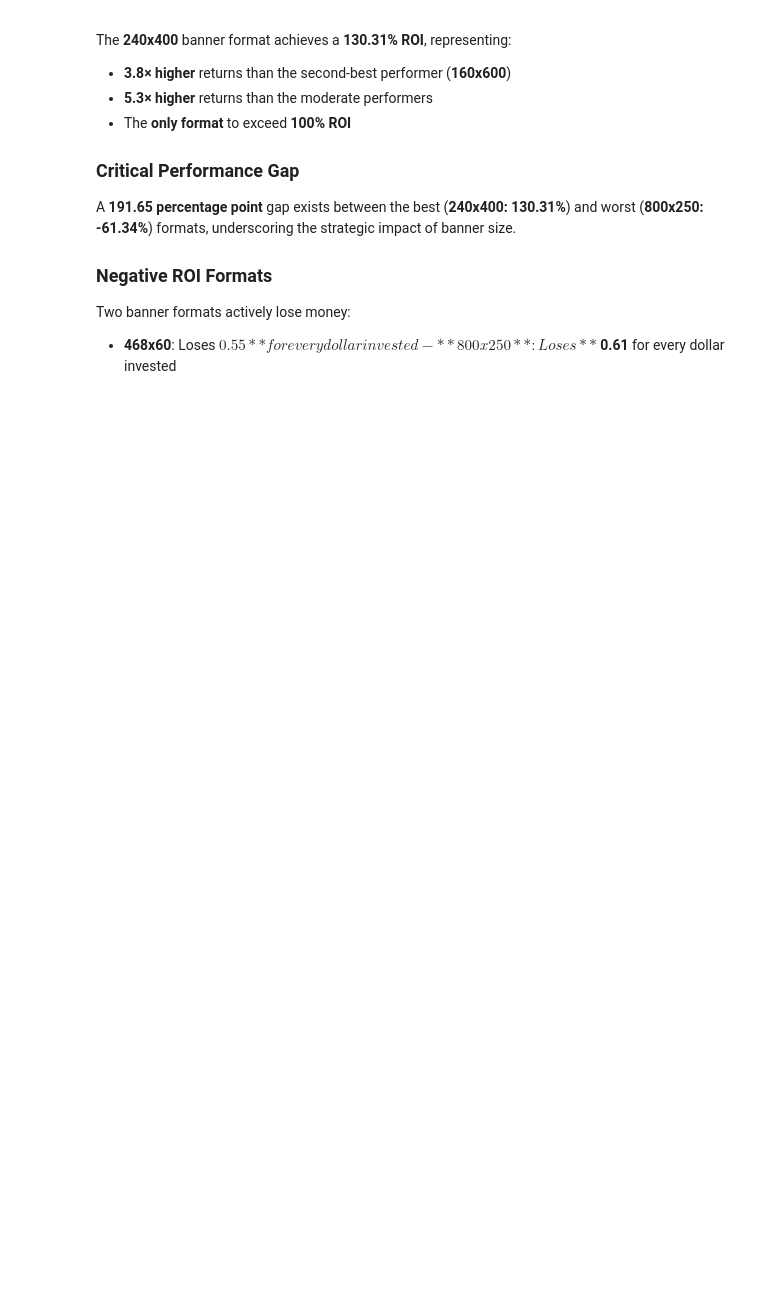
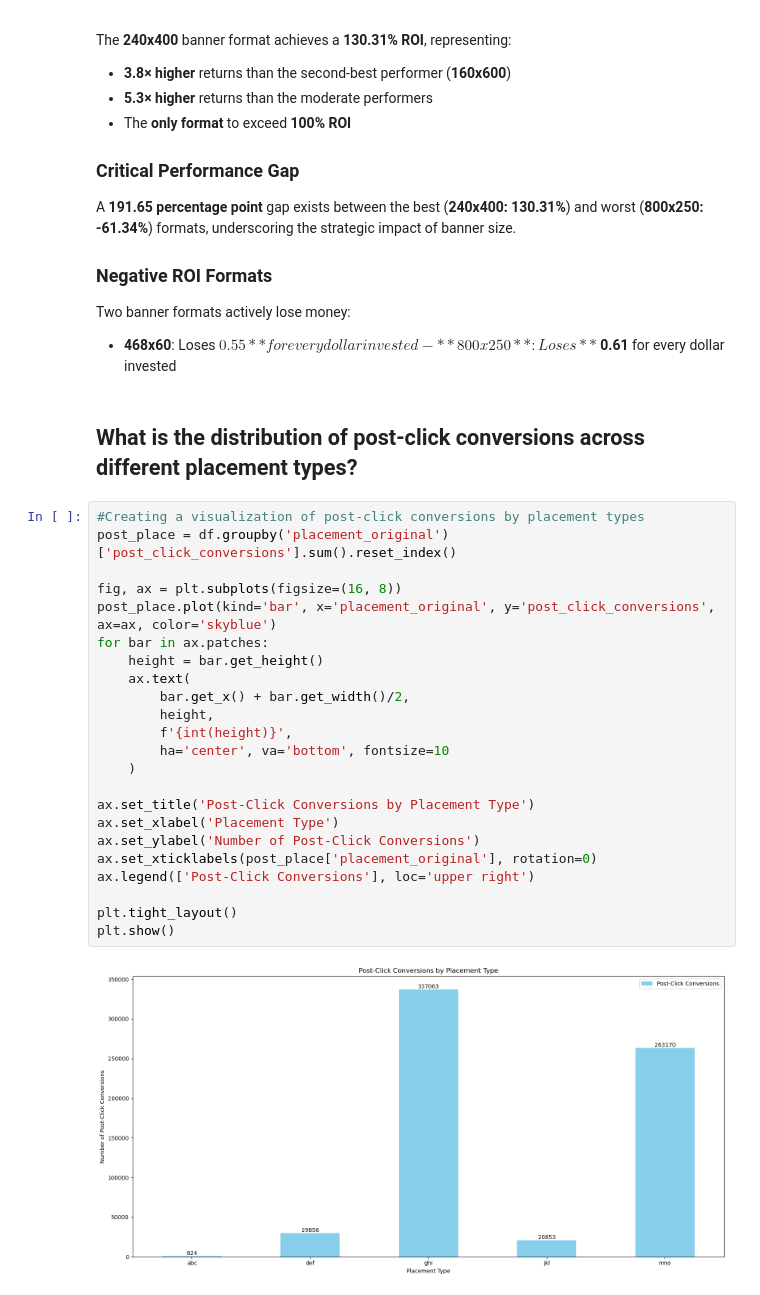
Before and after one commit to Tanush-IIITH/Projects, a Jupyter notebook: Online_Ads_DS/main.ipynb, the cells around one changed output. Cells and saved outputs as stored; diff of their text form; blank space fills up the shorter version.

Commit message:
Add post-click-conversions by placement type

```diff
--- a/Online_Ads_DS/main.ipynb
+++ b/Online_Ads_DS/main.ipynb
@@ -1465,3 +1465,30 @@ A **191.65 percentage point** gap exists between the best (**240x400: 130.31%**)
 Two banner formats actively lose money:
 - **468x60**: Loses **$0.55** for every dollar invested
 - **800x250**: Loses **$0.61** for every dollar invested
+# %% [markdown]
+## What is the distribution of post-click conversions across different placement types?
+# %%
+#Creating a visualization of post-click conversions by placement types
+post_place = df.groupby('placement_original')['post_click_conversions'].sum().reset_index()
+
+fig, ax = plt.subplots(figsize=(16, 8))
+post_place.plot(kind='bar', x='placement_original', y='post_click_conversions', ax=ax, color='skyblue')
+for bar in ax.patches:
+    height = bar.get_height()
+    ax.text(
+        bar.get_x() + bar.get_width()/2,
+        height,
+        f'{int(height)}',
+        ha='center', va='bottom', fontsize=10
+    )
+
+ax.set_title('Post-Click Conversions by Placement Type')
+ax.set_xlabel('Placement Type')
+ax.set_ylabel('Number of Post-Click Conversions')
+ax.set_xticklabels(post_place['placement_original'], rotation=0)
+ax.legend(['Post-Click Conversions'], loc='upper right')
+
+plt.tight_layout()
+plt.show()
+# %% [output]
+[figure, added]
```
Also changed, not shown: parts of 1 cell of this notebook, 2 other files.
